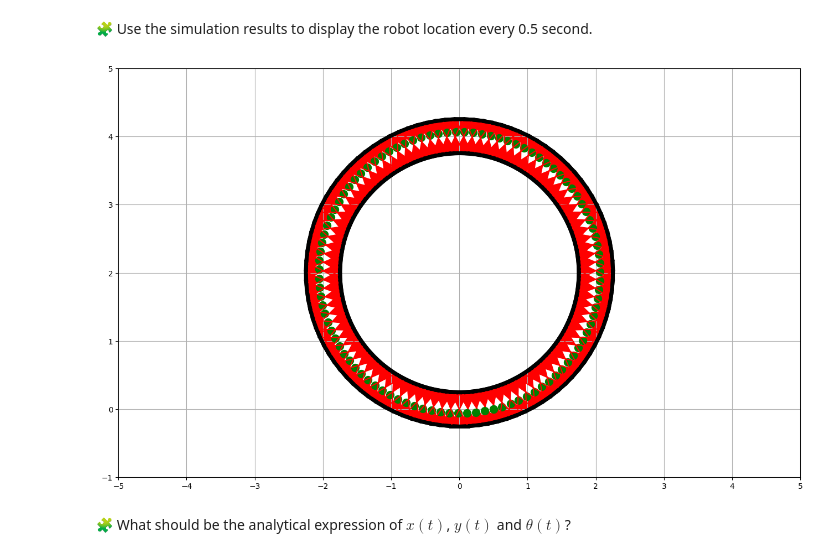
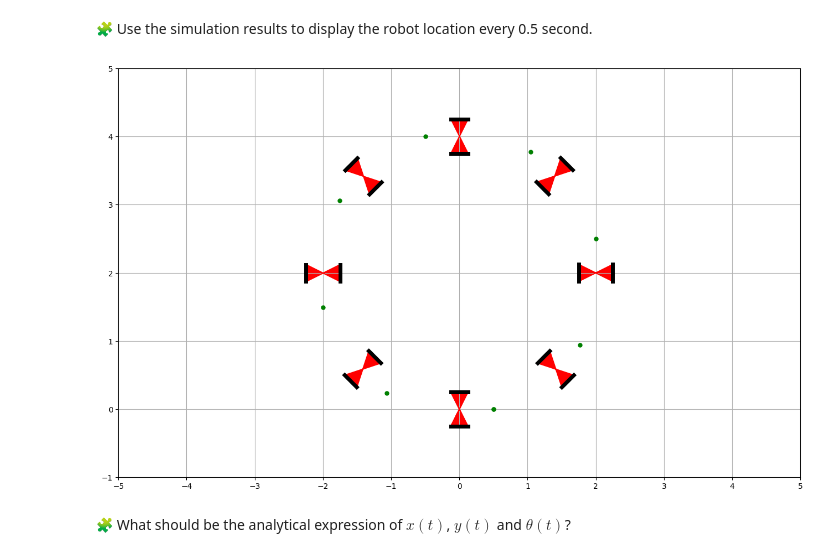
Before and after one commit to idalioua/control-engineering-with-python-project-2023-2024, a Jupyter notebook: Project-part-1.ipynb, the cells around one changed output. Drawn from its saved outputs; the diff is of its cells as text; code cells hidden in the pictures.

```diff
--- a/Project-part-1.ipynb
+++ b/Project-part-1.ipynb
@@ -252,10 +252,11 @@ plt.show()
 🧩 Use the simulation results to display the robot location every 0.5 second.
 # %%
 draw_arena(-5, 5, -1, 5)
-for i in range (len(x_dense)):
-    draw_scooter(x_dense[i],y_dense[i],theta_dense[i])
+sol=solution["sol"]
+for i in [0,0.5,1,1.5,2,2.5,3,3.5,4]:
+    draw_scooter(sol(i)[0],sol(i)[1],sol(i)[2])
 # %% [output]
-[figure, old version]
+[figure, new version]
 # %% [markdown]
 🧩 What should be the analytical expression of $x(t)$, $y(t)$ and $\theta(t)$?
 # %% [markdown]
```
Also changed, not shown: parts of 1 cell of this notebook.
